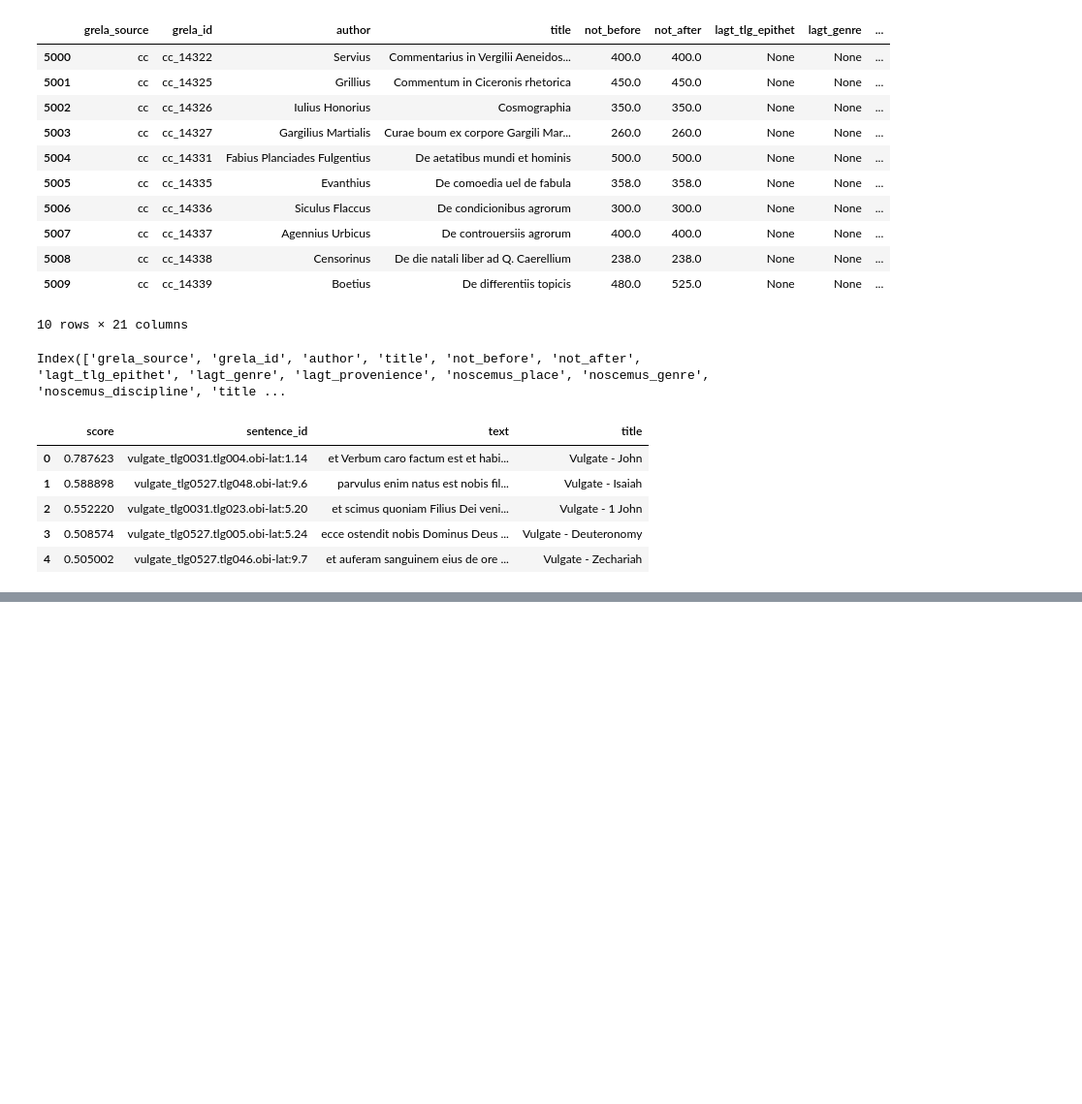
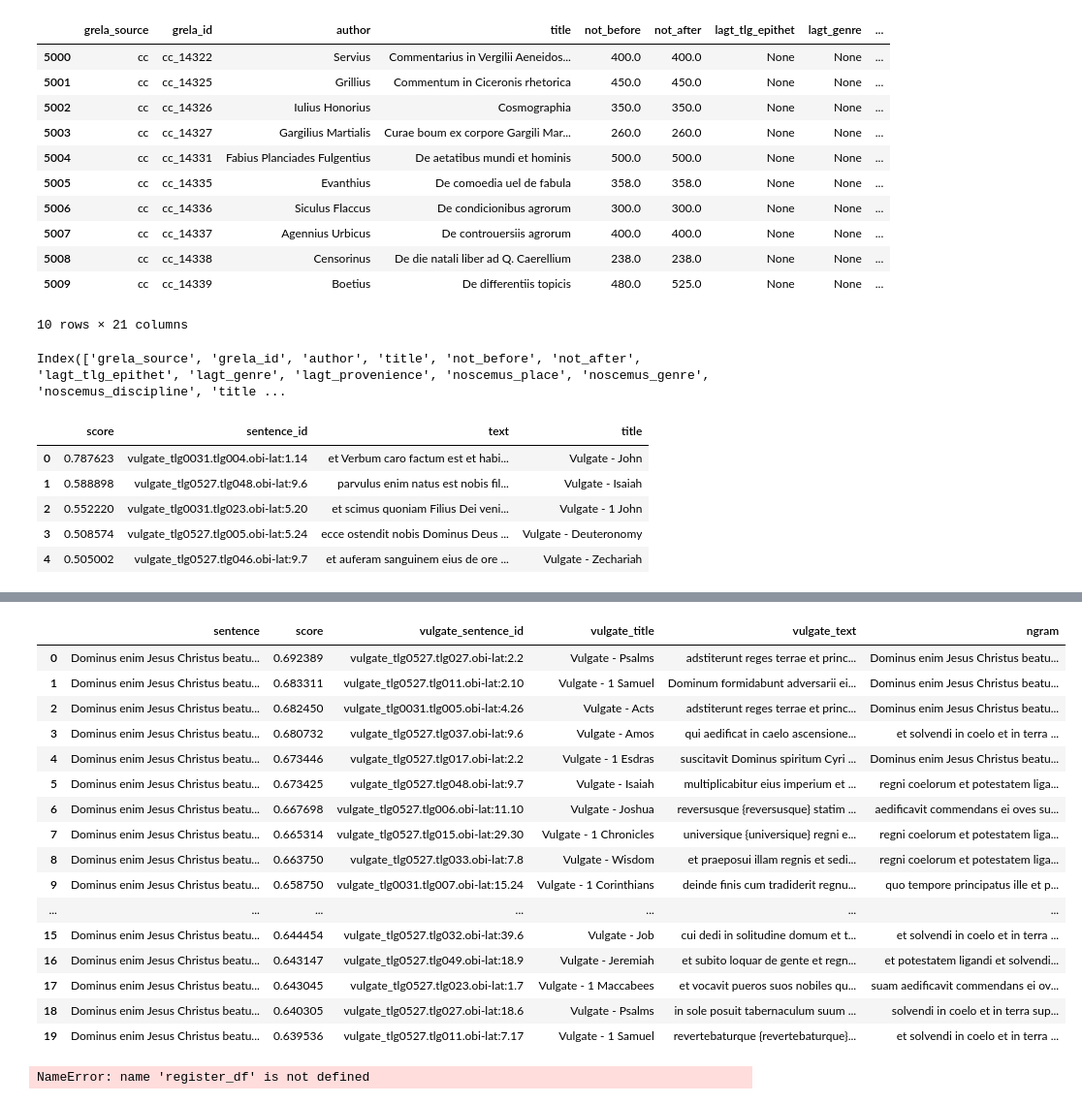
Before and after one commit to CCS-ZCU/latin-textreuse, a Jupyter notebook: scripts/labse-vulgate-investiture_explorations.ipynb, the cells around one changed output, grey strips where cells are left out. Shown at 97% size. Cells and saved outputs as stored; diff of their text form; code cells hidden in the pictures; blank space fills up the shorter version.

Commit message:
ngrams analyses in progress

```diff
--- a/scripts/labse-vulgate-investiture_explorations.ipynb
+++ b/scripts/labse-vulgate-investiture_explorations.ipynb
@@ -260,0 +265,9 @@ register_matches.to_parquet("../data/register_matches_v1.parquet")
+# %%
+def preprocess_sentence(sentence):
+    # Normalize Unicode (optional, for accented chars)
+    sentence = unicodedata.normalize("NFD", sentence)
+    # Remove all non-alphabetic characters (keep spaces)
+    sentence = re.sub(r"[^a-zA-Z\s]", "", sentence)
+    # Lowercase and Latin orthographic normalization
+    sentence = sentence.lower().replace("v", "u").replace("j", "i")
+    return sentence
@@ -260,0 +277,17 @@ register_matches.to_parquet("../data/register_matches_v1.parquet")
+# %%
+vulgate_df = conn.execute("""
+                          SELECT e.sentence_id, e.embedding, w.title
+                          FROM sentence_embeddings e
+                                   JOIN sentences s ON e.sentence_id = s.sentence_id
+                                   JOIN works w ON s.grela_id = w.grela_id
+                          WHERE e.grela_id LIKE 'vulgate_%'
+                          """).fetchdf()
+
+# Convert JSON to numpy array
+embeddings = np.array([json.loads(e) for e in vulgate_df['embedding']]).astype('float32')
+sentence_ids = vulgate_df['sentence_id'].tolist()
+titles = vulgate_df['title'].tolist()
+normalized_embeddings = normalize(embeddings, norm='l2')
+d = normalized_embeddings.shape[1]  # 768
+index = faiss.IndexFlatIP(d)  # Inner product = cosine if normalized
+index.add(normalized_embeddings)
@@ -260,0 +428,15 @@ register_matches.to_parquet("../data/register_matches_v1.parquet")
+# %%
+sentence = "Dominus enim Jesus Christus beatum Petrum constituit principem apostolorum dans ei claves regni coelorum et potestatem ligandi et solvendi in coelo et in terra super quem etiam Ecclesiam suam aedificavit commendans ei oves suas pascendas ex quo tempore principatus ille et potestas per beatum Petrum successit omnibus suam cathedram suscipientibus vel usque in finem mundi suscepturis divino privilegio et jure haereditario"
+# %%
+matches = detect_multiple_vulgate_matches_with_ngrams(
+    sentence=sentence,
+    model=model,
+    index=index,
+    sentence_ids=sentence_ids,
+    titles=titles,
+    top_k_per_ngram=5,
+    min_sim=0.5,
+    max_total=20,
+    ngram_window_size=18,
+    conn=conn   # ← ADD THIS!
+)
@@ -260,0 +463,24 @@ register_matches.to_parquet("../data/register_matches_v1.parquet")
+# %%
+pd.DataFrame(matches)
+# %% [output]
+|  | sentence | score | vulgate_sentence_id | vulgate_title | vulgate_text | ngram |
+| 0 | Dominus enim Jesus Christus beatu... | 0.692389 | vulgate_tlg0527.tlg027.obi-lat:2.2 | Vulgate - Psalms | adstiterunt reges terrae et princ... | Dominus enim Jesus Christus beatu... |
+| 1 | Dominus enim Jesus Christus beatu... | 0.683311 | vulgate_tlg0527.tlg011.obi-lat:2.10 | Vulgate - 1 Samuel | Dominum formidabunt adversarii ei... | Dominus enim Jesus Christus beatu... |
+| 2 | Dominus enim Jesus Christus beatu... | 0.682450 | vulgate_tlg0031.tlg005.obi-lat:4.26 | Vulgate - Acts | adstiterunt reges terrae et princ... | Dominus enim Jesus Christus beatu... |
+| 3 | Dominus enim Jesus Christus beatu... | 0.680732 | vulgate_tlg0527.tlg037.obi-lat:9.6 | Vulgate - Amos | qui aedificat in caelo ascensione... | et solvendi in coelo et in terra ... |
+| 4 | Dominus enim Jesus Christus beatu... | 0.673446 | vulgate_tlg0527.tlg017.obi-lat:2.2 | Vulgate - 1 Esdras | suscitavit Dominus spiritum Cyri ... | Dominus enim Jesus Christus beatu... |
+| 5 | Dominus enim Jesus Christus beatu... | 0.673425 | vulgate_tlg0527.tlg048.obi-lat:9.7 | Vulgate - Isaiah | multiplicabitur eius imperium et ... | regni coelorum et potestatem liga... |
+| 6 | Dominus enim Jesus Christus beatu... | 0.667698 | vulgate_tlg0527.tlg006.obi-lat:11.10 | Vulgate - Joshua | reversusque {reversusque} statim ... | aedificavit commendans ei oves su... |
+| 7 | Dominus enim Jesus Christus beatu... | 0.665314 | vulgate_tlg0527.tlg015.obi-lat:29.30 | Vulgate - 1 Chronicles | universique {universique} regni e... | regni coelorum et potestatem liga... |
+| 8 | Dominus enim Jesus Christus beatu... | 0.663750 | vulgate_tlg0527.tlg033.obi-lat:7.8 | Vulgate - Wisdom | et praeposui illam regnis et sedi... | regni coelorum et potestatem liga... |
+| 9 | Dominus enim Jesus Christus beatu... | 0.658750 | vulgate_tlg0031.tlg007.obi-lat:15.24 | Vulgate - 1 Corinthians | deinde finis cum tradiderit regnu... | quo tempore principatus ille et p... |
+| ... | ... | ... | ... | ... | ... | ... |
+| 15 | Dominus enim Jesus Christus beatu... | 0.644454 | vulgate_tlg0527.tlg032.obi-lat:39.6 | Vulgate - Job | cui dedi in solitudine domum et t... | et solvendi in coelo et in terra ... |
+| 16 | Dominus enim Jesus Christus beatu... | 0.643147 | vulgate_tlg0527.tlg049.obi-lat:18.9 | Vulgate - Jeremiah | et subito loquar de gente et regn... | et potestatem ligandi et solvendi... |
+| 17 | Dominus enim Jesus Christus beatu... | 0.643045 | vulgate_tlg0527.tlg023.obi-lat:1.7 | Vulgate - 1 Maccabees | et vocavit pueros suos nobiles qu... | suam aedificavit commendans ei ov... |
+| 18 | Dominus enim Jesus Christus beatu... | 0.640305 | vulgate_tlg0527.tlg027.obi-lat:18.6 | Vulgate - Psalms | in sole posuit tabernaculum suum ... | solvendi in coelo et in terra sup... |
+| 19 | Dominus enim Jesus Christus beatu... | 0.639536 | vulgate_tlg0527.tlg011.obi-lat:7.17 | Vulgate - 1 Samuel | revertebaturque {revertebaturque}... | et solvendi in coelo et in terra ... |
+# %%
+register_df
+# %% [output]
+NameError: name 'register_df' is not defined
```
Also changed, not shown: parts of 17 cells of this notebook, 2 other files.
